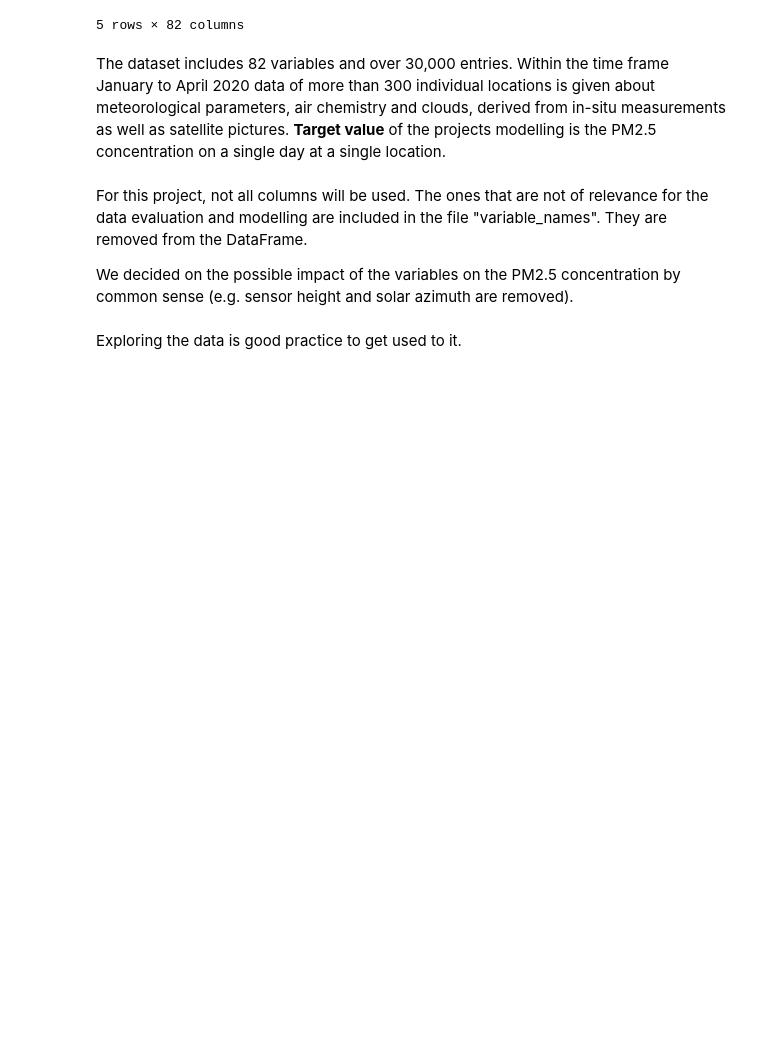
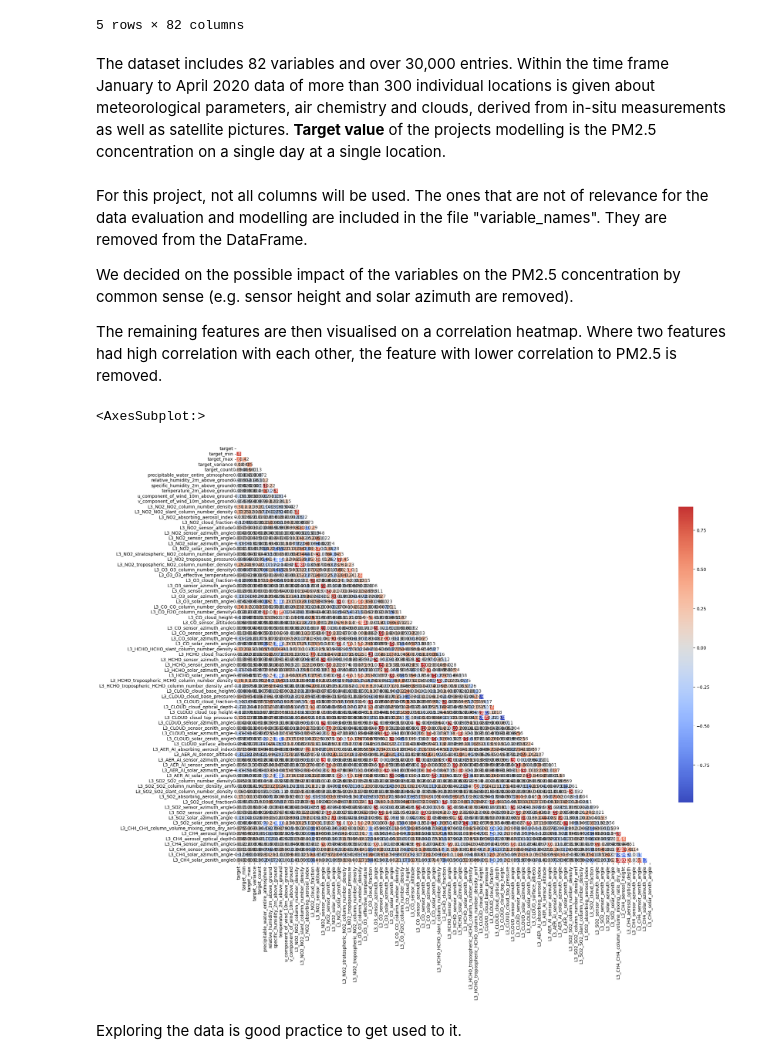
Before and after one commit to chris-hedemann/ml-project-air-pollution, a Jupyter notebook: ML_project_notebook.ipynb, the cells around one changed output. Drawn from its saved outputs; the diff is of its cells as text; code cells hidden in the pictures; blank space fills up the shorter version.

Commit message:
update ML notebook with corr matrix & histo. created functions py file

```diff
--- a/ML_project_notebook.ipynb
+++ b/ML_project_notebook.ipynb
@@ -56,6 +57,22 @@ The dataset includes 82 variables and over 30,000 entries. Within the time frame
 For this project, not all columns will be used. The ones that are not of relevance for the data evaluation and modelling are included in the file "variable_names". They are removed from the DataFrame.
 
 We decided on the possible impact of the variables on the PM2.5 concentration by common sense (e.g. sensor height and solar azimuth are removed).
+
+The remaining features are then visualised on a correlation heatmap. Where two features had high correlation with each other, the feature with lower correlation to PM2.5 is removed.
+# %%
+#Create correlation matrix
+
+corr = df.corr().round(3)
+
+#Plot Correlation matrix
+
+mask = np.triu(np.ones_like(corr, dtype=bool))
+f, ax = plt.subplots(figsize=(21, 20))
+sns.heatmap(corr, mask=mask, cmap='coolwarm', vmax=.9, center=0,
+            square=True, linewidths=.8, cbar_kws={"shrink": .6}, annot=True)
+# %% [output]
+<AxesSubplot:>
+[figure, added]
 # %%
 df = df[to_keep]
 # %% [markdown]
```
Also changed, not shown: parts of 5 cells of this notebook, 1 other file.
